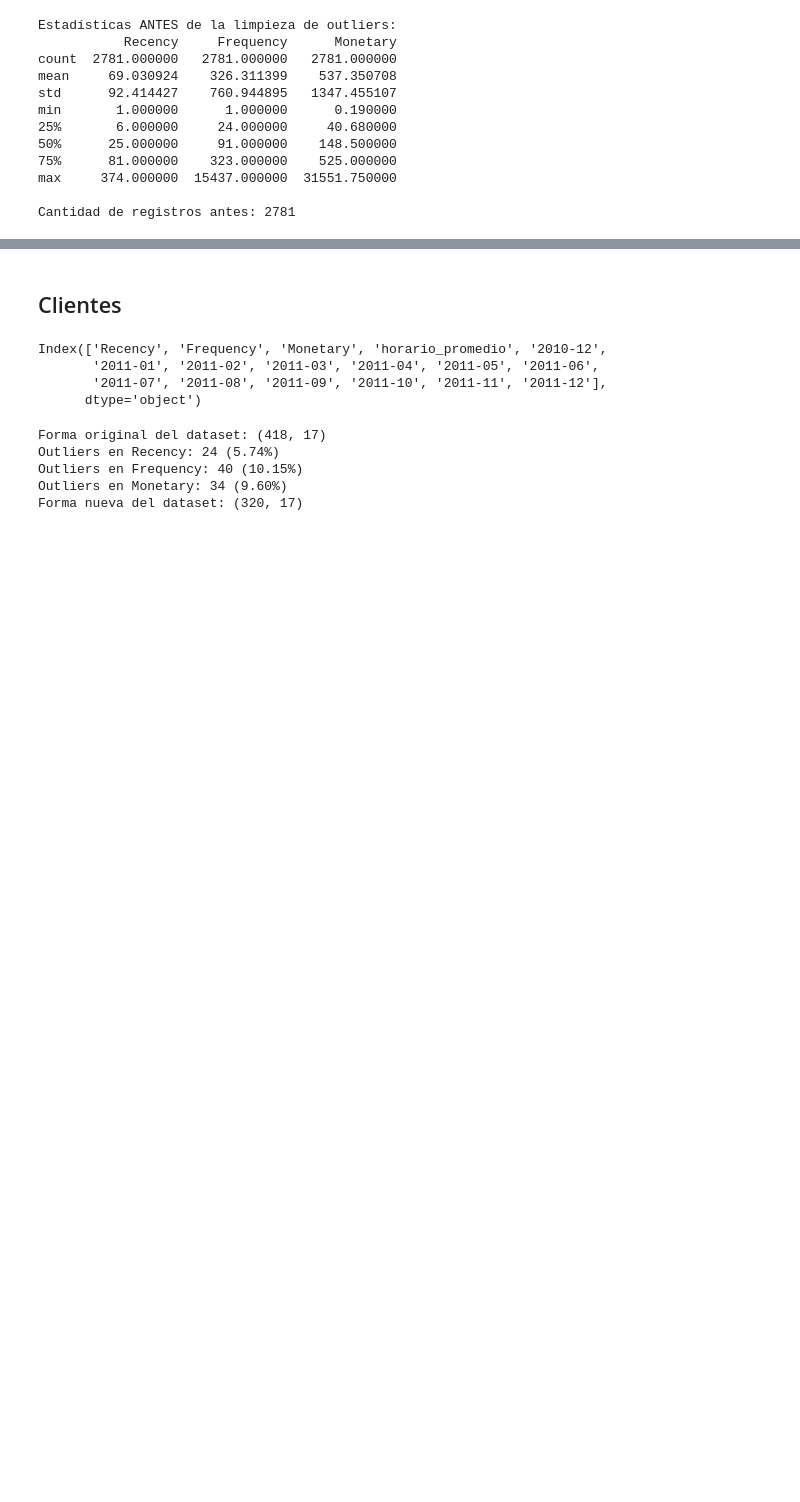
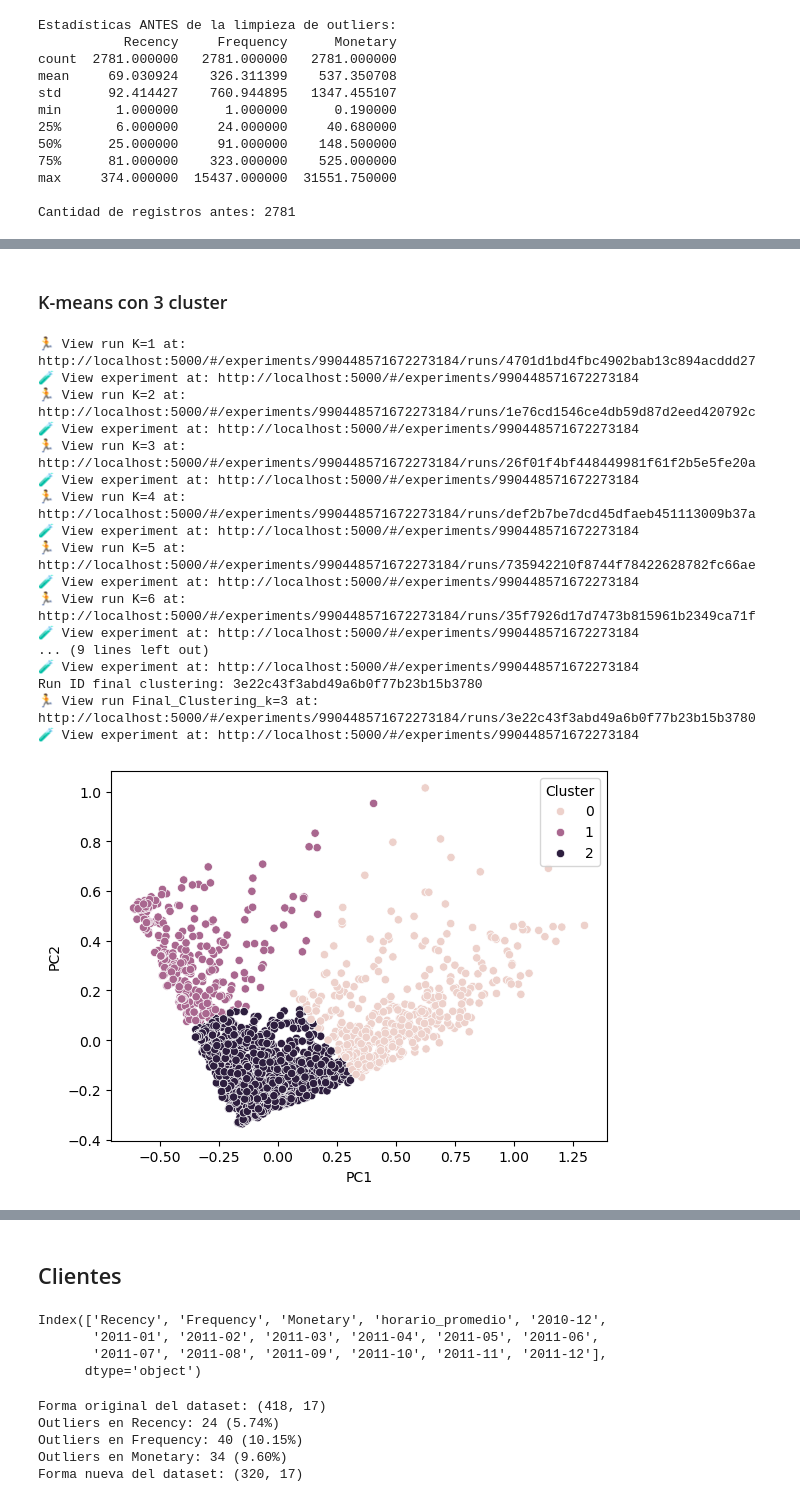
Before and after one commit to agustin-mercado456/ecommerce-analytic, a Jupyter notebook: notebooks/03_Clustering_and_Analysis.ipynb, the cells around one changed output, grey strips where cells are left out. Drawn from its saved outputs; the diff is of its cells as text; code cells hidden in the pictures; blank space fills up the shorter version.

```diff
--- a/notebooks/03_Clustering_and_Analysis.ipynb
+++ b/notebooks/03_Clustering_and_Analysis.ipynb
@@ -123,0 +111,2 @@ Run ID final clustering: ba0a67fb5add418993af238f3015f9a5
+# %%
+rfm_productos_extranjeros_clean.drop(columns=['id_producto','n_paises_distintos'], inplace=True)
@@ -123,0 +129,11 @@ Run ID final clustering: ba0a67fb5add418993af238f3015f9a5
+# %%
+# Calcular las componentes principales (2 componentes)
+componentes = transform_pca(rfm_productos_extranjeros_clean, 2)
+
+# Calcular la varianza explicada por cada componente principal
+
+
+dataframe_pca = pd.DataFrame(componentes, columns=['PC1', 'PC2'],index=rfm_productos_extranjeros_clean.index)
+
+
+dataframe_pca.head()
@@ -123,0 +147,27 @@ Run ID final clustering: ba0a67fb5add418993af238f3015f9a5
+# %% [markdown]
+### K-means con 3 cluster
+# %%
+
+data_pca_cluster=kmeans_clustering_mlflow(dataframe_pca, ['PC1', 'PC2'],10,3,'K-MEANS-PRODUCTOS_EXTRANJEROS')
+
+sns.scatterplot(data=data_pca_cluster,x='PC1',y='PC2',hue='Cluster')
+plt.show()
+# %% [output]
+🏃 View run K=1 at: http://localhost:5000/#/experiments/990448571672273184/runs/4701d1bd4fbc4902bab13c894acddd27
+🧪 View experiment at: http://localhost:5000/#/experiments/990448571672273184
+🏃 View run K=2 at: http://localhost:5000/#/experiments/990448571672273184/runs/1e76cd1546ce4db59d87d2eed420792c
+🧪 View experiment at: http://localhost:5000/#/experiments/990448571672273184
+🏃 View run K=3 at: http://localhost:5000/#/experiments/990448571672273184/runs/26f01f4bf448449981f61f2b5e5fe20a
+🧪 View experiment at: http://localhost:5000/#/experiments/990448571672273184
+🏃 View run K=4 at: http://localhost:5000/#/experiments/990448571672273184/runs/def2b7be7dcd45dfaeb451113009b37a
+🧪 View experiment at: http://localhost:5000/#/experiments/990448571672273184
+🏃 View run K=5 at: http://localhost:5000/#/experiments/990448571672273184/runs/735942210f8744f78422628782fc66ae
+🧪 View experiment at: http://localhost:5000/#/experiments/990448571672273184
+🏃 View run K=6 at: http://localhost:5000/#/experiments/990448571672273184/runs/35f7926d17d7473b815961b2349ca71f
+🧪 View experiment at: http://localhost:5000/#/experiments/990448571672273184
+... (9 lines left out)
+🧪 View experiment at: http://localhost:5000/#/experiments/990448571672273184
+Run ID final clustering: 3e22c43f3abd49a6b0f77b23b15b3780
+🏃 View run Final_Clustering_k=3 at: http://localhost:5000/#/experiments/990448571672273184/runs/3e22c43f3abd49a6b0f77b23b15b3780
+🧪 View experiment at: http://localhost:5000/#/experiments/990448571672273184
+[figure, added]
```
Also changed, not shown: parts of 32 cells of this notebook, 3 other files.
